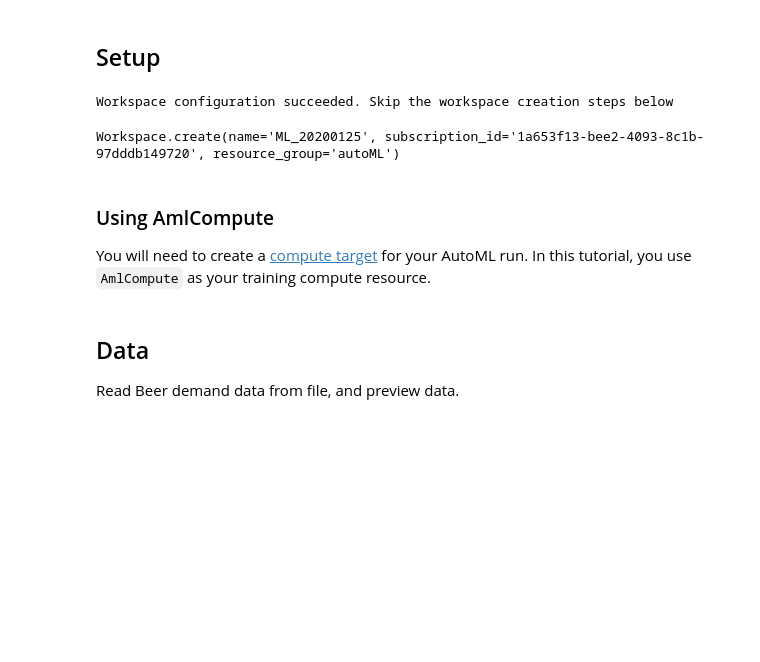
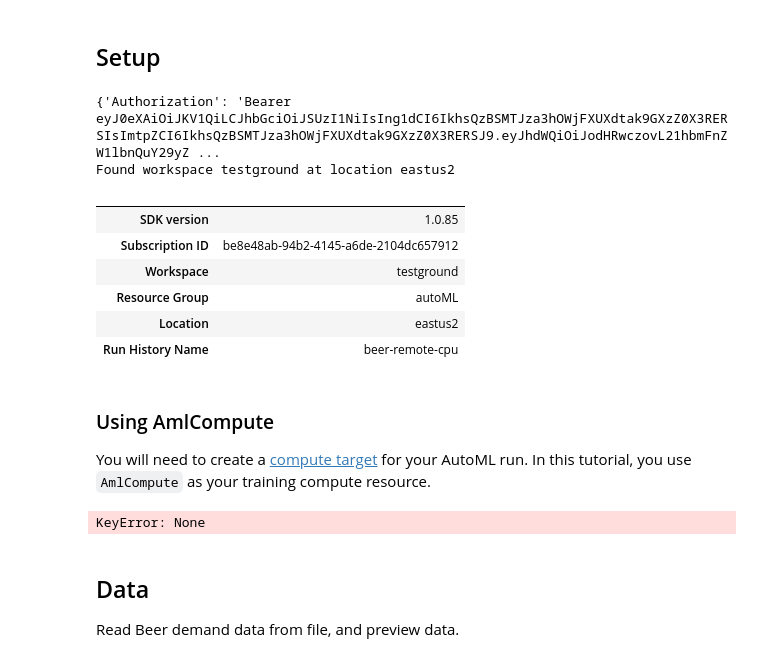
Before and after one commit to wwolfyy/Azure-MachineLearningNotebooks, a Jupyter notebook: how-to-use-azureml/automated-machine-learning/forecasting-beer-remote/auto-ml-forecasting-beer-remote.ipynb, the cells around one changed output. Saved outputs shown, nothing was run; the diff lists cells and outputs as text; code cells hidden in the pictures; blank space fills up the shorter version.

```diff
--- a/how-to-use-azureml/automated-machine-learning/forecasting-beer-remote/auto-ml-forecasting-beer-remote.ipynb
+++ b/how-to-use-azureml/automated-machine-learning/forecasting-beer-remote/auto-ml-forecasting-beer-remote.ipynb
@@ -49,45 +49,42 @@ from azureml.train.automl import AutoMLConfig
 from matplotlib import pyplot as plt
 from sklearn.metrics import mean_absolute_error, mean_squared_error
 from azureml.train.estimator import Estimator
-# %%
-# set up workspace
-import sys
-sys.path.append(r'C:\Users\jp\Documents\GitHub\Python-Packages')
-
-import credentials
-subscription_id, resource_group, workspace_name = credentials.setup_azure_workspace()
-
-try:
-    ws = Workspace(subscription_id = subscription_id, resource_group = resource_group, workspace_name = workspace_name)
-    # write the details of the workspace to a configuration file to the notebook library
-    ws.write_config()
-    print("Workspace configuration succeeded. Skip the workspace creation steps below")
-
-except:
-    print("Workspace not accessible. Change your parameters or create a new workspace below")
-
-ws
-# %% [output]
-Workspace configuration succeeded. Skip the workspace creation steps below
-Workspace.create(name='ML_20200125', subscription_id='1a653f13-bee2-4093-8c1b-97dddb149720', resource_group='autoML')
+# %%
+# set up workspace
+import sys
+sys.path.append(r'C:\Users\jp\Documents\GitHub\vault-private')
+import credentials
+
+ws = credentials.authenticate_AZR('gmail', 'testground') # auth & ws setup in one swing
+# %% [output]
+{'Authorization': 'Bearer eyJ0eXAiOiJKV1QiLCJhbGciOiJSUzI1NiIsIng1dCI6IkhsQzBSMTJza3hOWjFXUXdtak9GXzZ0X3RERSIsImtpZCI6IkhsQzBSMTJza3hOWjFXUXdtak9GXzZ0X3RERSJ9.eyJhdWQiOiJodHRwczovL21hbmFnZW1lbnQuY29yZ ...
+Found workspace testground at location eastus2
 # %%
-ws = Workspace.from_config()
+# ws = Workspace.from_config()
 
 # choose a name for the run history container in the workspace
 experiment_name = 'beer-remote-cpu'
 
 experiment = Experiment(ws, experiment_name)
 
 output = {}
 output['SDK version'] = azureml.core.VERSION
 output['Subscription ID'] = ws.subscription_id
 output['Workspace'] = ws.name
 output['Resource Group'] = ws.resource_group
 output['Location'] = ws.location
 output['Run History Name'] = experiment_name
 pd.set_option('display.max_colwidth', -1)
 outputDf = pd.DataFrame(data = output, index = [''])
 outputDf.T
+# %% [output]
+|  |  |
+| SDK version | 1.0.85 |
+| Subscription ID | be8e48ab-94b2-4145-a6de-2104dc657912 |
+| Workspace | testground |
+| Resource Group | autoML |
+| Location | eastus2 |
+| Run History Name | beer-remote-cpu |
 # %% [markdown]
 ### Using AmlCompute
 You will need to create a [compute target](https://docs.microsoft.com/azure/machine-learning/service/concept-azure-machine-learning-architecture#compute-target) for your AutoML run. In this tutorial, you use `AmlCompute` as your training compute resource.
@@ -111,3 +91,16 @@ compute_target.wait_for_completion(show_output=True)
+# %%
+import pyautogui
+cts = ws.compute_targets
+answer = pyautogui.prompt(
+    text='Enter compute target (gpu, cpu, or local)',
+    title='Compute target',
+    default='cpu')
+compute_dict = {'gpu':'gpu-cluster', 'cpu':'cpu-cluster', 'local':'gpu-local'}
+compute_target_name = compute_dict[answer]
+compute_target =cts[compute_target_name]
+print(compute_target.name)
+# %% [output]
+KeyError: None
 # %% [markdown]
 ## Data
 Read Beer demand data from file, and preview data.
```
Also changed, not shown: parts of 8 cells of this notebook, 40 other files.
